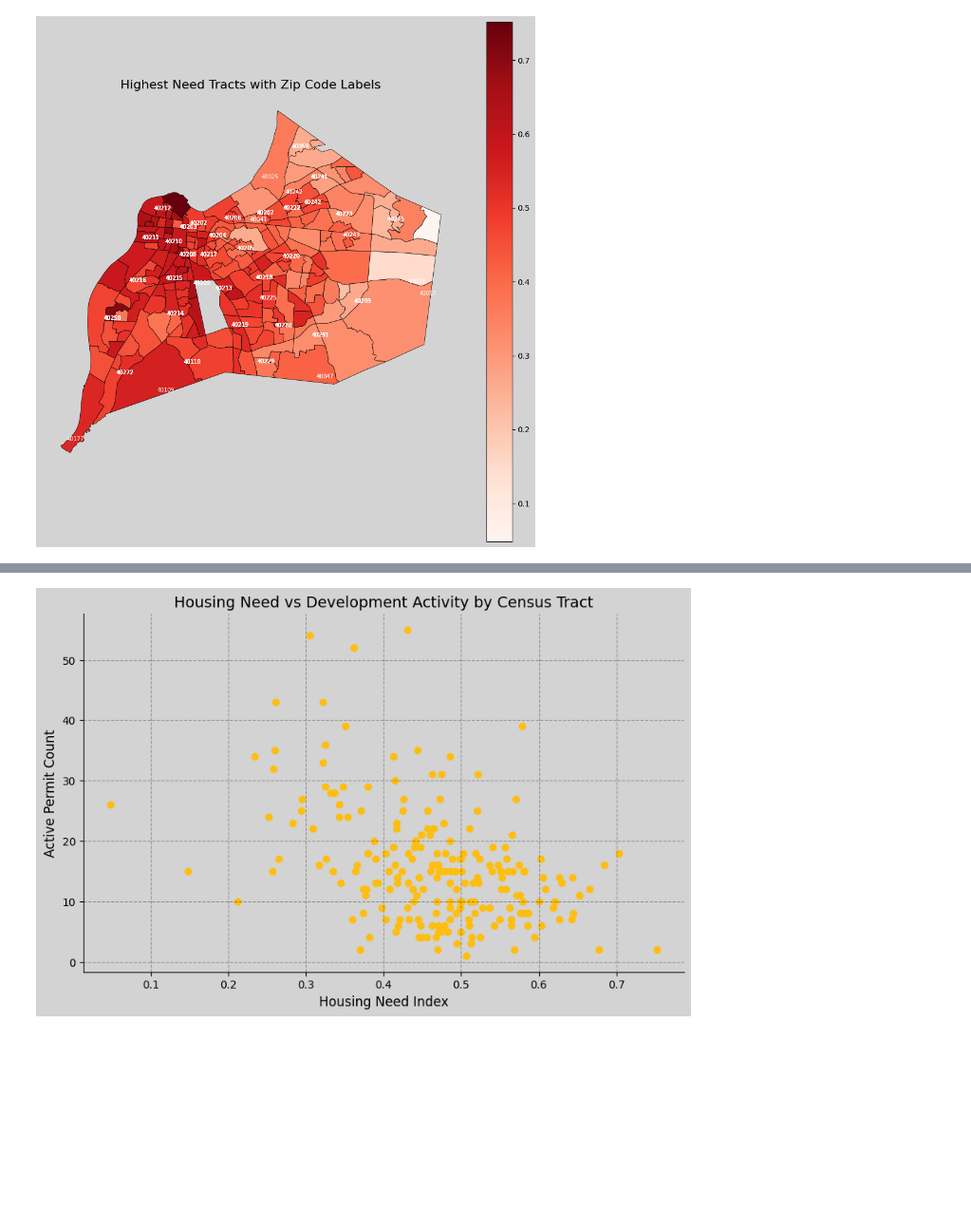
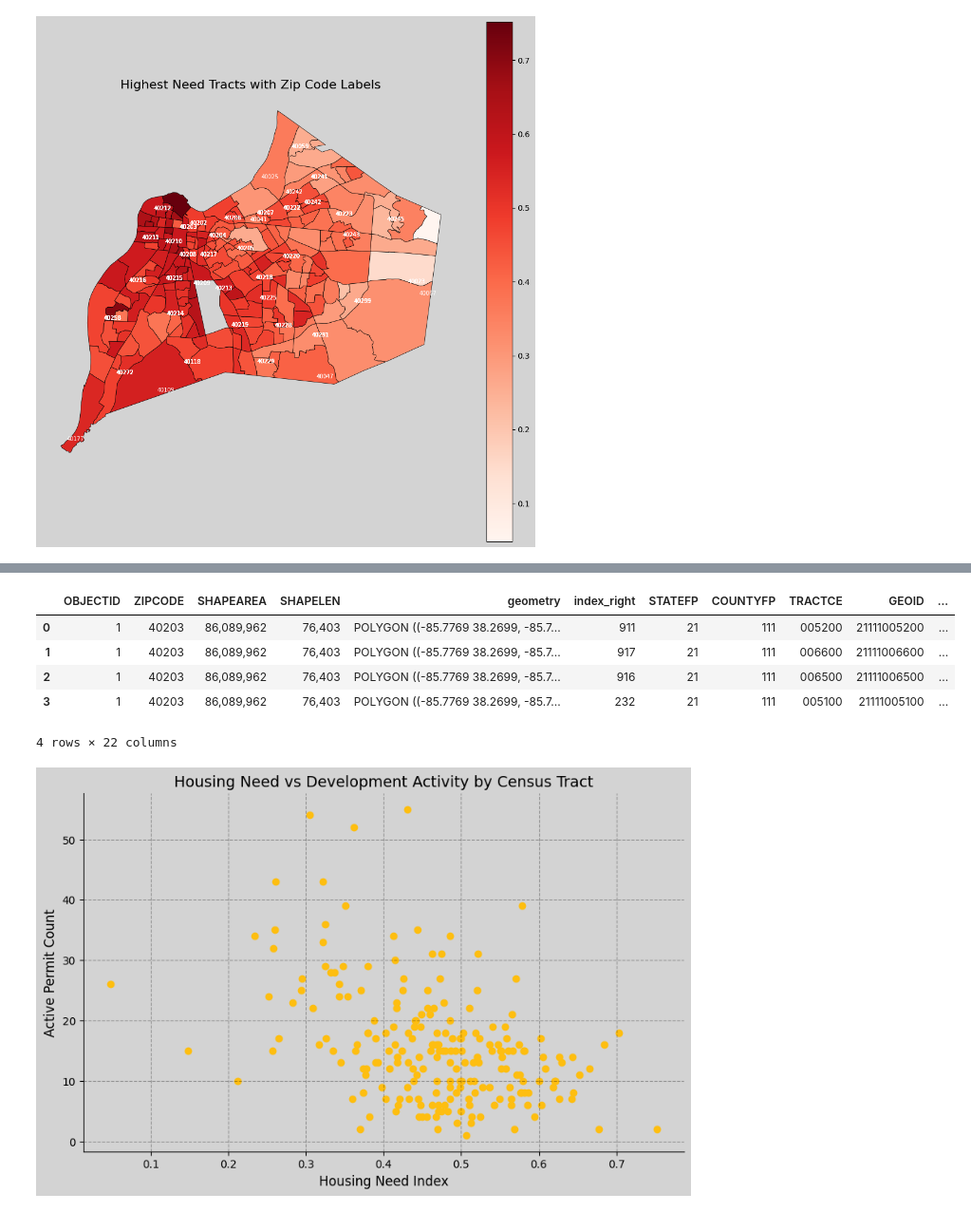
Before and after one commit to Code-You-Contributors/HUD_data_master, a Jupyter notebook: Curtis/visualizations.ipynb, the cells around one changed output, grey strips where cells are left out. Shown at 95% size. Drawn from its saved outputs; the diff is of its cells as text; code cells hidden in the pictures; blank space fills up the shorter version.

```diff
--- a/Curtis/visualizations.ipynb
+++ b/Curtis/visualizations.ipynb
@@ -307,3 +300,12 @@ plt.show()
+# %%
+gdf_zip_code_tracts.head(4)
+# %% [output]
+|  | OBJECTID | ZIPCODE | SHAPEAREA | SHAPELEN | geometry | index_right | STATEFP | COUNTYFP | TRACTCE | GEOID | ... |
+| 0 | 1 | 40203 | 86,089,962 | 76,403 | POLYGON ((-85.7769 38.2699, -85.7... | 911 | 21 | 111 | 005200 | 21111005200 | ... |
+| 1 | 1 | 40203 | 86,089,962 | 76,403 | POLYGON ((-85.7769 38.2699, -85.7... | 917 | 21 | 111 | 006600 | 21111006600 | ... |
+| 2 | 1 | 40203 | 86,089,962 | 76,403 | POLYGON ((-85.7769 38.2699, -85.7... | 916 | 21 | 111 | 006500 | 21111006500 | ... |
+| 3 | 1 | 40203 | 86,089,962 | 76,403 | POLYGON ((-85.7769 38.2699, -85.7... | 232 | 21 | 111 | 005100 | 21111005100 | ... |
+4 rows × 22 columns
 # %%
 # Compare permit count vs need index
 plt.figure(figsize=(10, 6))
```
Also changed, not shown: parts of 7 cells of this notebook, 4 other files.
